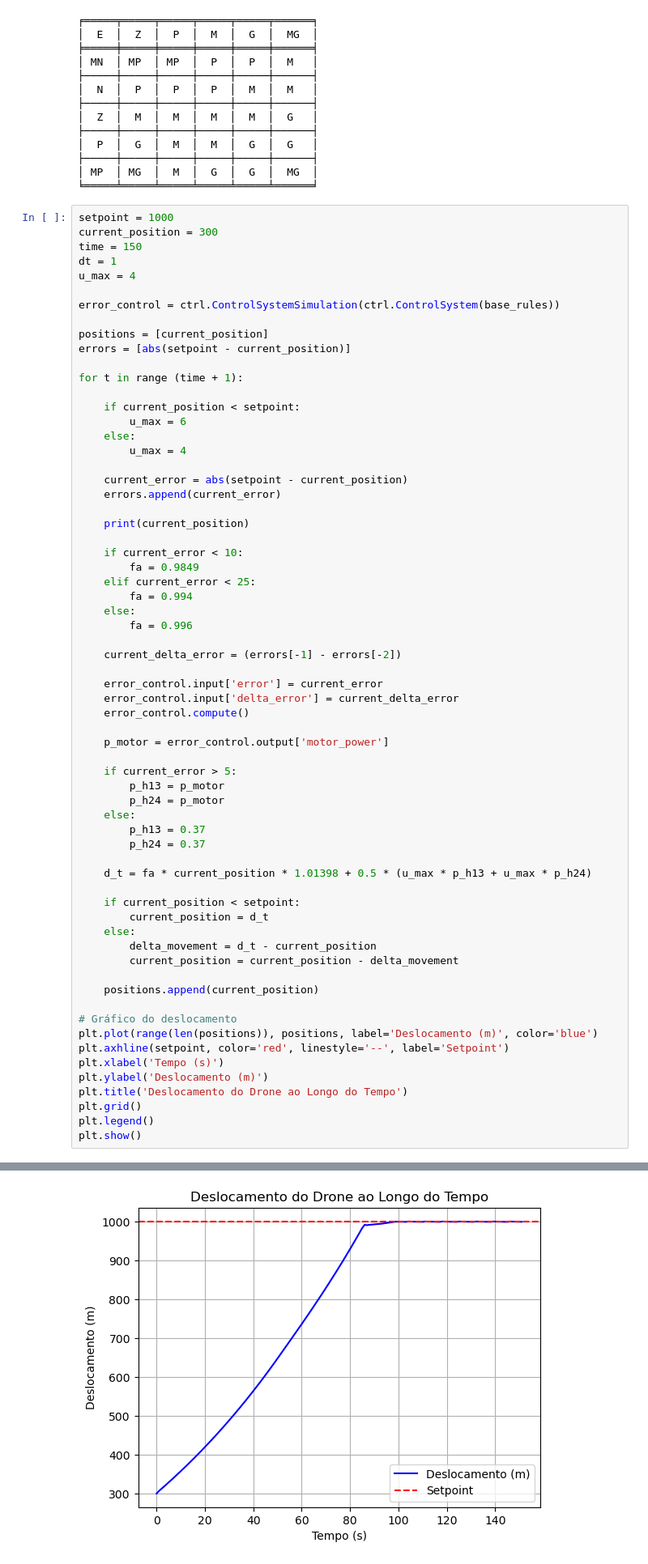
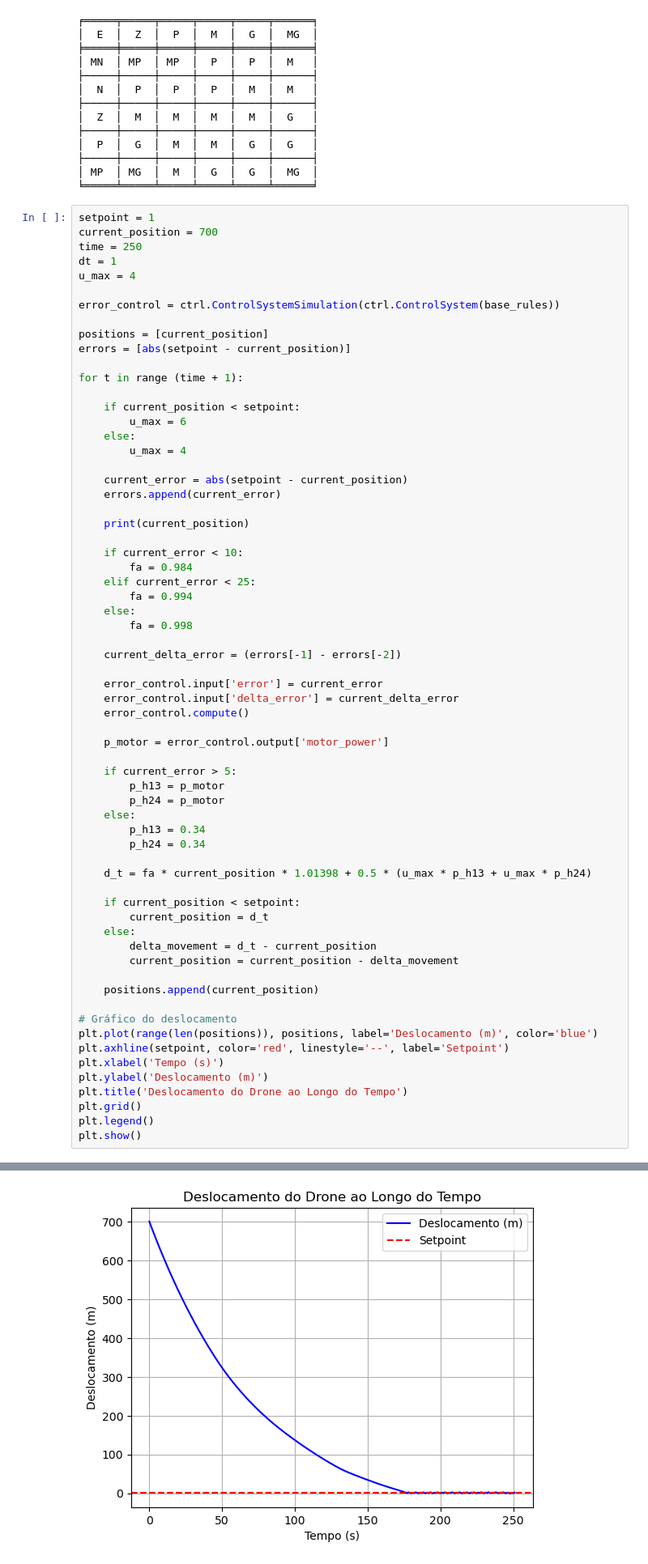
Before and after one commit to bsmvictor/C213-ControleFuzzyPD, a Jupyter notebook: FuzzyPD.ipynb, the cells around one changed output, grey strips where cells are left out. Shown at 81% size. Drawn from its saved outputs; the diff is of its cells as text.

```diff
--- a/FuzzyPD.ipynb
+++ b/FuzzyPD.ipynb
@@ -99,9 +99,9 @@ print(tabulate(pivot_table, headers='keys', tablefmt='fancy_grid', stralign='cen
 │ MP  │ MG  │  M  │  G  │  G  │  MG  │
 ╘═════╧═════╧═════╧═════╧═════╧══════╛
 # %%
-setpoint = 1000
-current_position = 300
-time = 150
+setpoint = 1
+current_position = 700
+time = 250
 dt = 1
 u_max = 4
 
@@ -123,11 +123,11 @@ for t in range (time + 1):
     print(current_position)
 
     if current_error < 10:
-        fa = 0.9849
+        fa = 0.984
     elif current_error < 25:
         fa = 0.994
     else:
-        fa = 0.996
+        fa = 0.998
 
     current_delta_error = (errors[-1] - errors[-2])
 
@@ -141,8 +141,8 @@ for t in range (time + 1):
         p_h13 = p_motor
         p_h24 = p_motor
     else:
-        p_h13 = 0.37
-        p_h24 = 0.37
+        p_h13 = 0.34
+        p_h24 = 0.34
 
     d_t = fa * current_position * 1.01398 + 0.5 * (u_max * p_h13 + u_max * p_h24)
 
@@ -184,4 +184,4 @@ plt.show()
-[figure, old version]
+[figure, new version]
 # %% [markdown]
 # Considerações com Base no Enunciado
 1.  Variação Máxima de Saída no Modo S-mode: O enunciado especifica uma velocidade máxima de descida (Umáx) de 4 m/s no S-mode. Essa velocidade máxima limita o quanto o drone pode descer por ciclo de tempo, o que representa o teto para a saída da potência.
```
Also changed, not shown: parts of 1 cell of this notebook, 2 other files.
